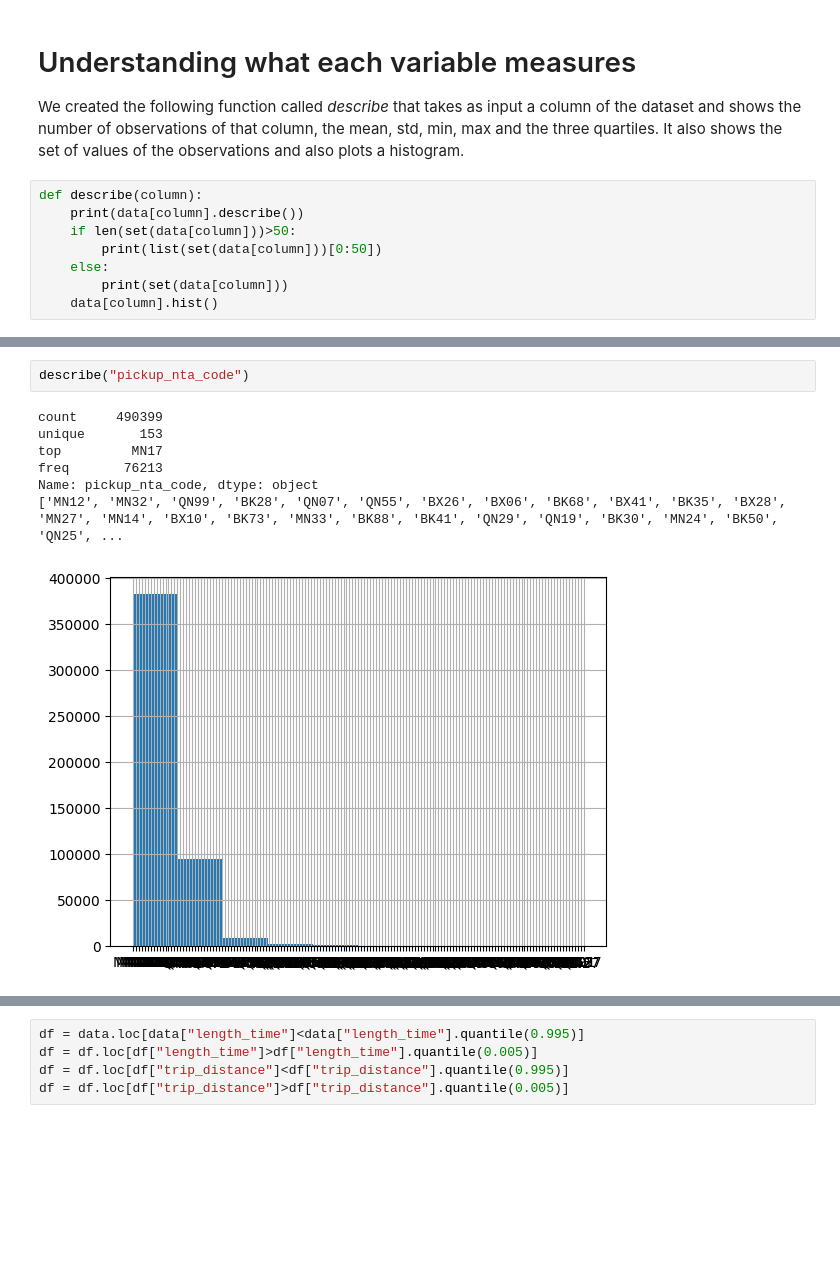
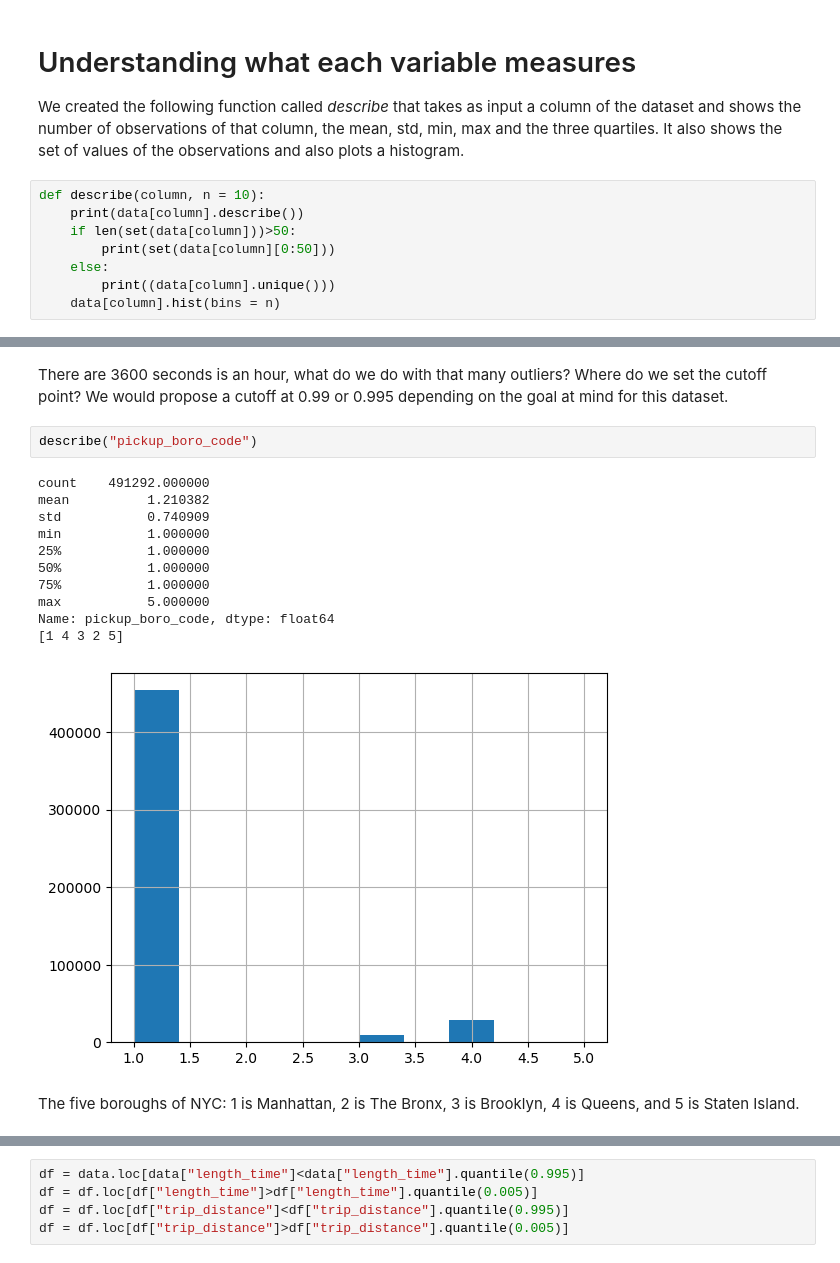
Before and after one commit to MichalKrzyzanski2002/Foundations-Data-Science-Project, a Jupyter notebook: Cleaning.ipynb, the cells around one changed output, grey strips where cells are left out. Drawn from its saved outputs; the diff is of its cells as text; blank space fills up the shorter version.

```diff
--- a/Cleaning.ipynb
+++ b/Cleaning.ipynb
@@ -47,11 +48,11 @@ data
 # Understanding what each variable measures
 We created the following function called *describe* that takes as input a column of the dataset and shows the number of observations of that column, the mean, std, min, max and the three quartiles. It also shows the set of values of the observations and also plots a histogram.
 # %%
-def describe(column):
+def describe(column, n = 10):
     print(data[column].describe())
     if len(set(data[column]))>50:
-        print(list(set(data[column]))[0:50])
+        print(set(data[column][0:50]))
     else:
-        print(set(data[column]))
-    data[column].hist()
+        print((data[column].unique()))
+    data[column].hist(bins = n)
 # %%
@@ -208,13 +230,21 @@ Name: pickup_boro_code, dtype: float64
+# %% [markdown]
+There are 3600 seconds is an hour, what do we do with that many outliers? Where do we set the cutoff point? We would propose a cutoff at 0.99 or 0.995 depending on the goal at mind for this dataset.
 # %%
-describe("pickup_nta_code")
+describe("pickup_boro_code")
 # %% [output]
-count     490399
-unique       153
-top         MN17
-freq       76213
-Name: pickup_nta_code, dtype: object
-['MN12', 'MN32', 'QN99', 'BK28', 'QN07', 'QN55', 'BX26', 'BX06', 'BK68', 'BX41', 'BK35', 'BX28', 'MN27', 'MN14', 'BX10', 'BK73', 'MN33', 'BK88', 'BK41', 'QN29', 'QN19', 'BK30', 'MN24', 'BK50', 'QN25', ...
+count    491292.000000
+mean          1.210382
+std           0.740909
+min           1.000000
+25%           1.000000
+50%           1.000000
+75%           1.000000
+max           5.000000
+Name: pickup_boro_code, dtype: float64
+[1 4 3 2 5]
-[figure, old version]
+[figure, new version]
+# %% [markdown]
+The five boroughs of NYC: 1 is Manhattan, 2 is The Bronx, 3 is Brooklyn,  4 is Queens, and 5 is Staten Island.
 # %%
 describe("dropoff_boro_code")
 # %% [output]
```
Also changed, not shown: parts of 122 cells of this notebook.
